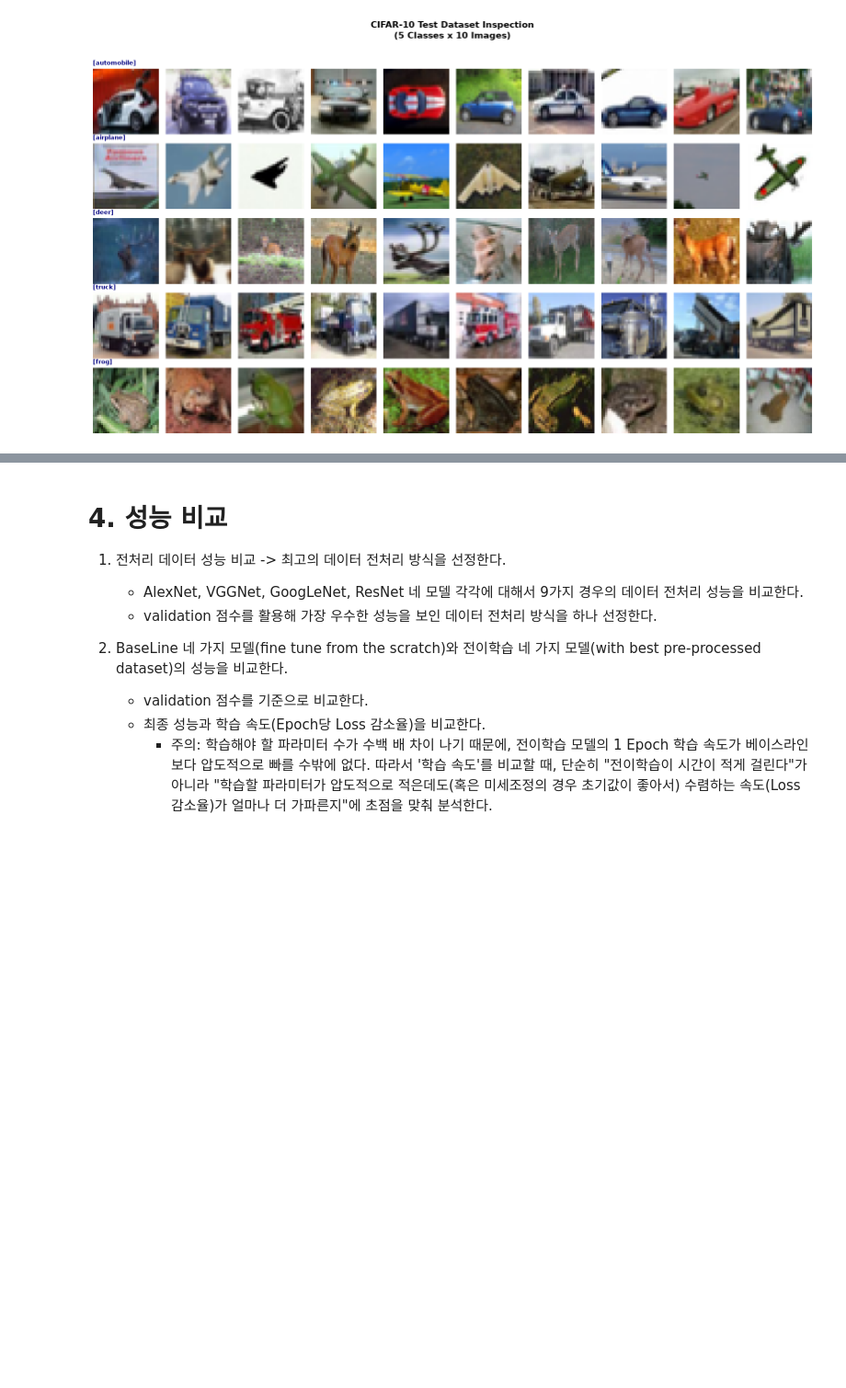
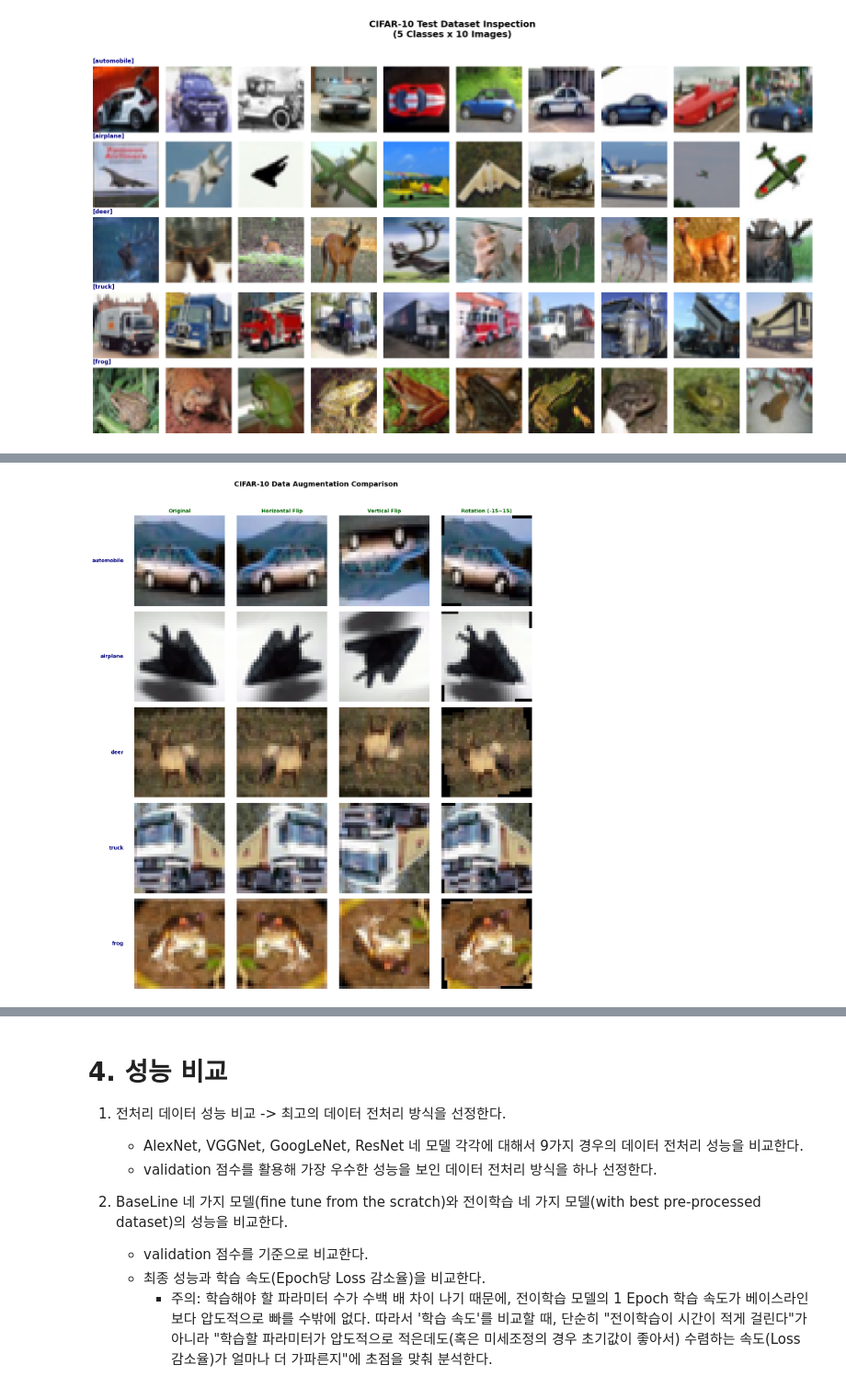
Before and after one commit to raewoo0908/codeit, a Jupyter notebook: course/part2/computer_vision/workbook/07_modeling_CIFAR10_practice.ipynb, the cells around one changed output, grey strips where cells are left out. Shown at 92% size. Drawn from its saved outputs; the diff is of its cells as text; code cells hidden in the pictures; blank space fills up the shorter version.

```diff
--- a/course/part2/computer_vision/workbook/07_modeling_CIFAR10_practice.ipynb
+++ b/course/part2/computer_vision/workbook/07_modeling_CIFAR10_practice.ipynb
@@ -415,0 +516,30 @@ test_samples, test_classes = inspect_and_visualize_dataset(
+# %%
+# 데이터 증강 비교: RandomRotation, RandomHorizontalFlip, RandomVerticalFlip: 증강된 이미지를 클래스별로 1장씩 눈으로 확인한다.
+
+# 증강 효과를 확실히 눈으로 확인하기 위해 Flip 계열은 p=1.0으로 항상 적용한다.
+hflip = v2.RandomHorizontalFlip(p=1.0)        # 좌우 반전
+vflip = v2.RandomVerticalFlip(p=1.0)          # 상하 반전
+rotation = v2.RandomRotation(degrees=15)      # -15 ~ +15도 범위에서 무작위 회전
+
+# 무작위 회전 각도의 재현성 확보 (실행할 때마다 동일한 결과)
+torch.manual_seed(RANDOM_SEED)
+
+# 클래스별 첫 이미지에 대해 [원본, H-Flip, V-Flip, Rotation] 총 4장을 한 행으로 구성한다.
+aug_image_matrix = []
+for cls_name in cifar10_classes:
+    original_img = cifar10_samples[cls_name][0]  # 32x32 원본 PIL 이미지
+    aug_image_matrix.append([
+        original_img,
+        hflip(original_img),
+        vflip(original_img),
+        rotation(original_img),
+    ])
+
+plot_comparison_grid(
+    image_matrix=aug_image_matrix,
+    row_labels=cifar10_classes,
+    col_labels=["Original", "Horizontal Flip", "Vertical Flip", "Rotation (-15~15)"],
+    title="CIFAR-10 Data Augmentation Comparison",
+)
+# %% [output]
+[figure, added]
```
Also changed, not shown: parts of 18 cells of this notebook.
